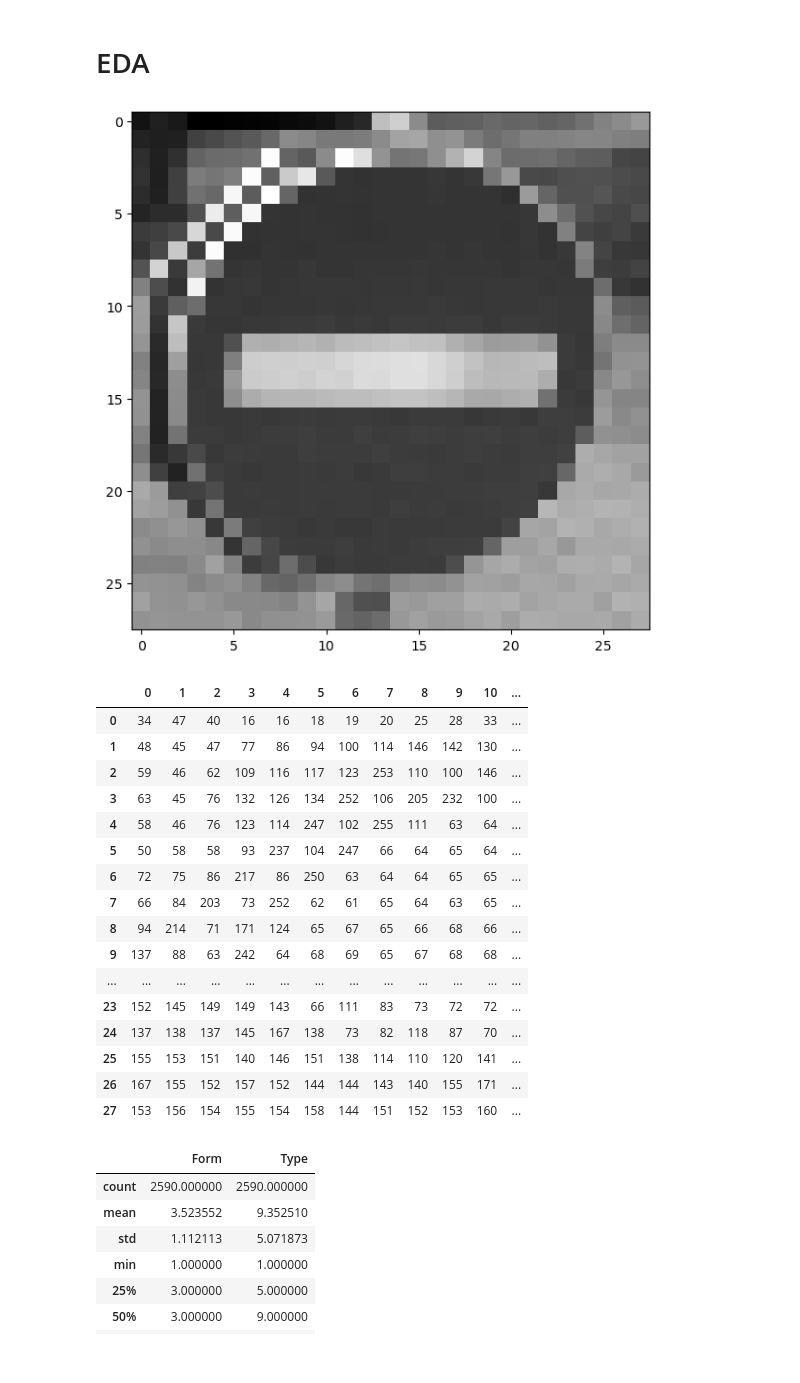
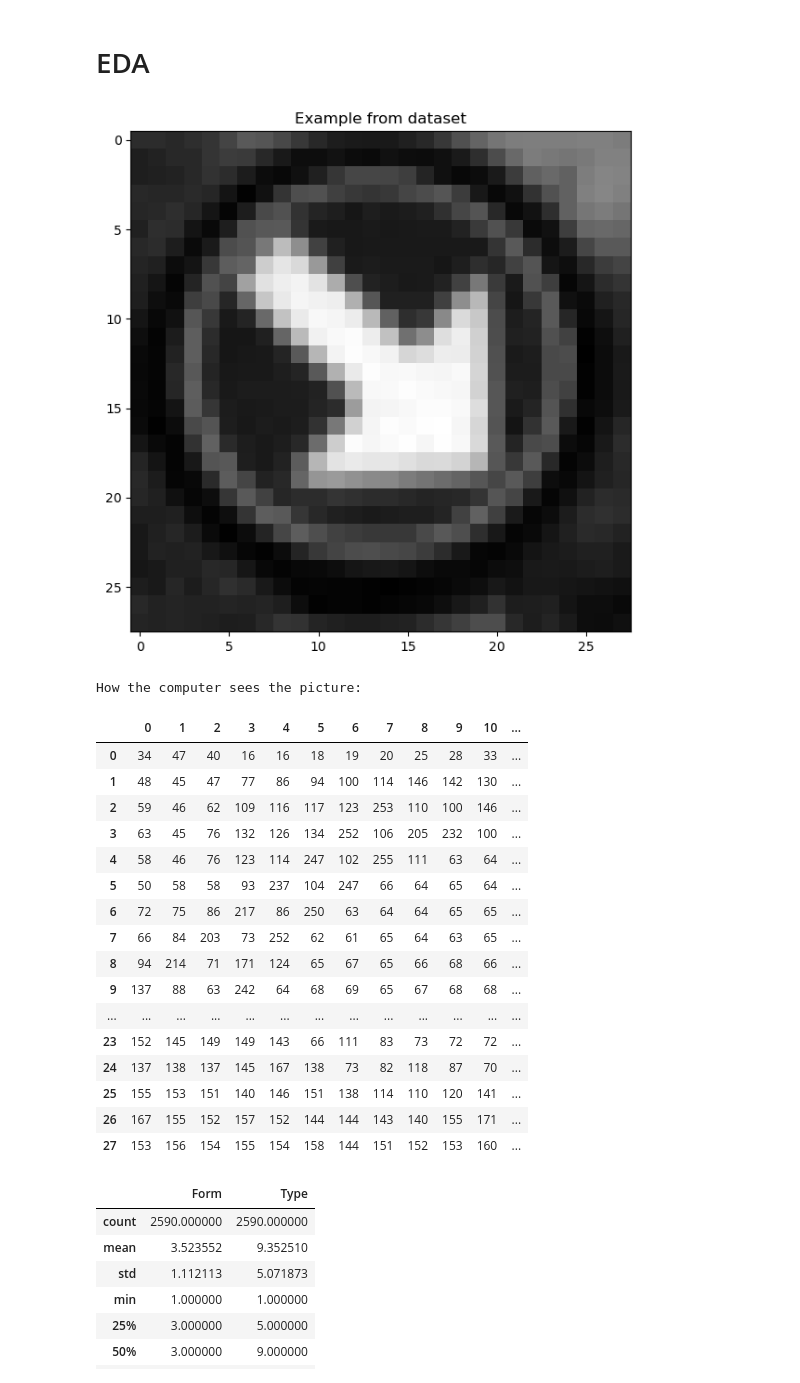
Before and after one commit to joergensiv/s4032472_s4028741_COSC2793Assignment2, a Jupyter notebook: Assignment_2_kjoerr.ipynb, the cells around one changed output. Saved outputs shown, nothing was run; the diff lists cells and outputs as text; code cells hidden in the pictures.

```diff
--- a/Assignment_2_kjoerr.ipynb
+++ b/Assignment_2_kjoerr.ipynb
@@ -67,16 +72,19 @@ print(val.shape)
 # %%
 #Plotting an example photo
 plt.figure(figsize=[7, 7])
 plt.title('Example from dataset')
-plt.imshow(Image.open(df['Image'][750]), cmap='gray')
-#plt.title('Digit: %i; Resolution (pixels): %dx%d' % (df3['Image'][10], *df3['Image'][10].size()), fontsize=20)
+plt.imshow(Image.open(df['Image'][2000]),cmap='grey')
+plt.savefig(os.path.join("Figures report", "ExampleFromDataset.PNG"))
 plt.show()
+
+
 #What the computer "sees",  pixel values indicate color (0=white to 255=black)
 print('How the computer sees the picture:')
 with pd.option_context('display.max_rows', 100, 'display.max_columns', 500):
     display(pd.DataFrame(np.asarray(Image.open(df['Image'][750]))))
 # %% [output]
-[figure, old version]
+[figure, new version]
+How the computer sees the picture:
 |  | 0 | 1 | 2 | 3 | 4 | 5 | 6 | 7 | 8 | 9 | 10 | ... |
 | 0 | 34 | 47 | 40 | 16 | 16 | 18 | 19 | 20 | 25 | 28 | 33 | ... |
 | 1 | 48 | 45 | 47 | 77 | 86 | 94 | 100 | 114 | 146 | 142 | 130 | ... |
```
Also changed, not shown: parts of 35 cells of this notebook.
